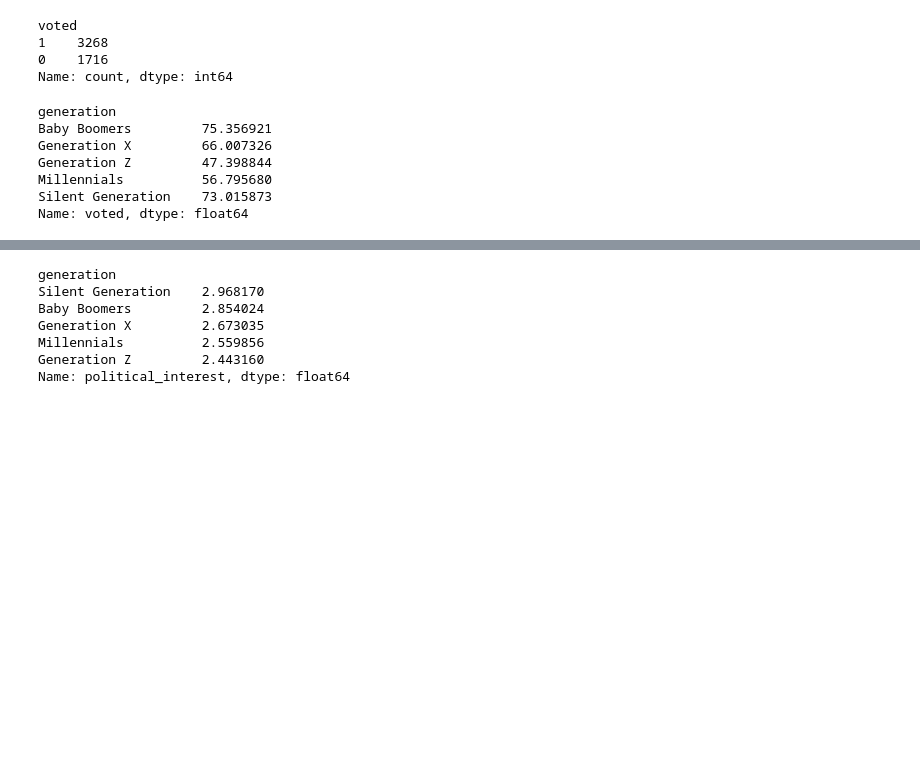
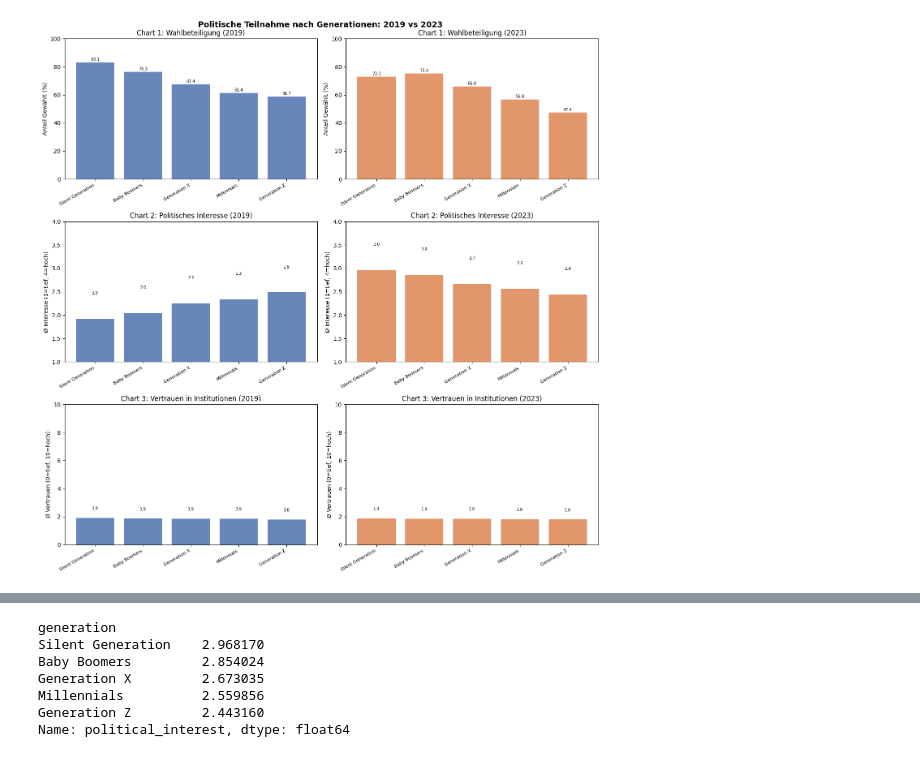
Before and after one commit to javi36/PODSV_Visualisierungsprojekt, a Jupyter notebook: 02_eda/eda_whodecide.ipynb, the cells around one changed output, grey strips where cells are left out. Saved outputs shown, nothing was run; the diff lists cells and outputs as text; code cells hidden in the pictures; blank space fills up the shorter version.

```diff
--- a/02_eda/eda_whodecide.ipynb
+++ b/02_eda/eda_whodecide.ipynb
@@ -84,0 +36,8 @@ df = df[df["f11100rec"] >= 0]
+# %%
+# Spalten-Check: sind die relevanten Variablen in beiden Datensätzen vorhanden?
+cols_needed = ["birthyear", "f11100rec", "f10100", "f11301", "f11302", "f11305"]
+
+for col in cols_needed:
+    in_2023 = col in df_2023.columns
+    in_2019 = col in df_2019.columns
+    print(f"{col}: 2023={'✓' if in_2023 else '✗'}  2019={'✓' if in_2019 else '✗'}")
@@ -115,24 +96,43 @@ Name: count, dtype: int64
-# %%
-###
-# Chart 1: Wahlbeteiligung nach Generationen visualisieren
-###
-#  Wahlbeteiligung nach Generationen berechnen
-df["voted"] = df["f11100rec"]
-df["voted"].value_counts()
-# %% [output]
-voted
-1    3268
-0    1716
-Name: count, dtype: int64
 # %%
-# Wahlbeteiligung nach Generationen berechnen
-turnout = df.groupby("generation")["voted"].mean() * 100
-turnout
+# =========================================
+# 4. Charts: 2019 vs 2023 Vergleich
+# =========================================
+
+fig, axes = plt.subplots(3, 2, figsize=(14, 14))
+fig.suptitle("Politische Teilnahme nach Generationen: 2019 vs 2023", fontsize=14, fontweight="bold")
+
+datasets = {"2019": df_2019, "2023": df_2023}
+colors   = {"2019": "#4C72B0", "2023": "#DD8452"}
+
+metrics = [
+    ("voted",             "Chart 1: Wahlbeteiligung",           "Anteil Gewählt (%)",            (0, 100), True),
+    ("political_interest","Chart 2: Politisches Interesse",     "Ø Interesse (1=tief, 4=hoch)",  (1, 4),   False),
+    ("trust_avg",         "Chart 3: Vertrauen in Institutionen","Ø Vertrauen (0=tief, 10=hoch)", (0, 10),  False),
+]
+
+for row, (metric, title, ylabel, ylim, pct) in enumerate(metrics):
+    for col, (year, df) in enumerate(datasets.items()):
+        ax = axes[row][col]
+
+        values = (
+            df.groupby("generation")[metric].mean().reindex(generation_order)
+        )
+        if pct:
+            values = values * 100
+
+        bars = ax.bar(generation_order, values, color=colors[year], alpha=0.85)
+        ax.set_title(f"{title} ({year})")
+        ax.set_ylabel(ylabel)
+        ax.set_ylim(ylim)
+        ax.set_xticks(range(len(generation_order)))
+        ax.set_xticklabels(generation_order, rotation=30, ha="right", fontsize=8)
+
+        for bar, val in zip(bars, values):
+            if not np.isnan(val):
+                ax.text(bar.get_x() + bar.get_width()/2, bar.get_height() + 0.5,
+                        f"{val:.1f}", ha="center", va="bottom", fontsize=7)
+
+plt.tight_layout()
+plt.show()
 # %% [output]
-generation
-Baby Boomers         75.356921
-Generation X         66.007326
-Generation Z         47.398844
-Millennials          56.795680
-Silent Generation    73.015873
-Name: voted, dtype: float64
+[figure, added]
```
Also changed, not shown: parts of 15 cells of this notebook, 3 other files.
